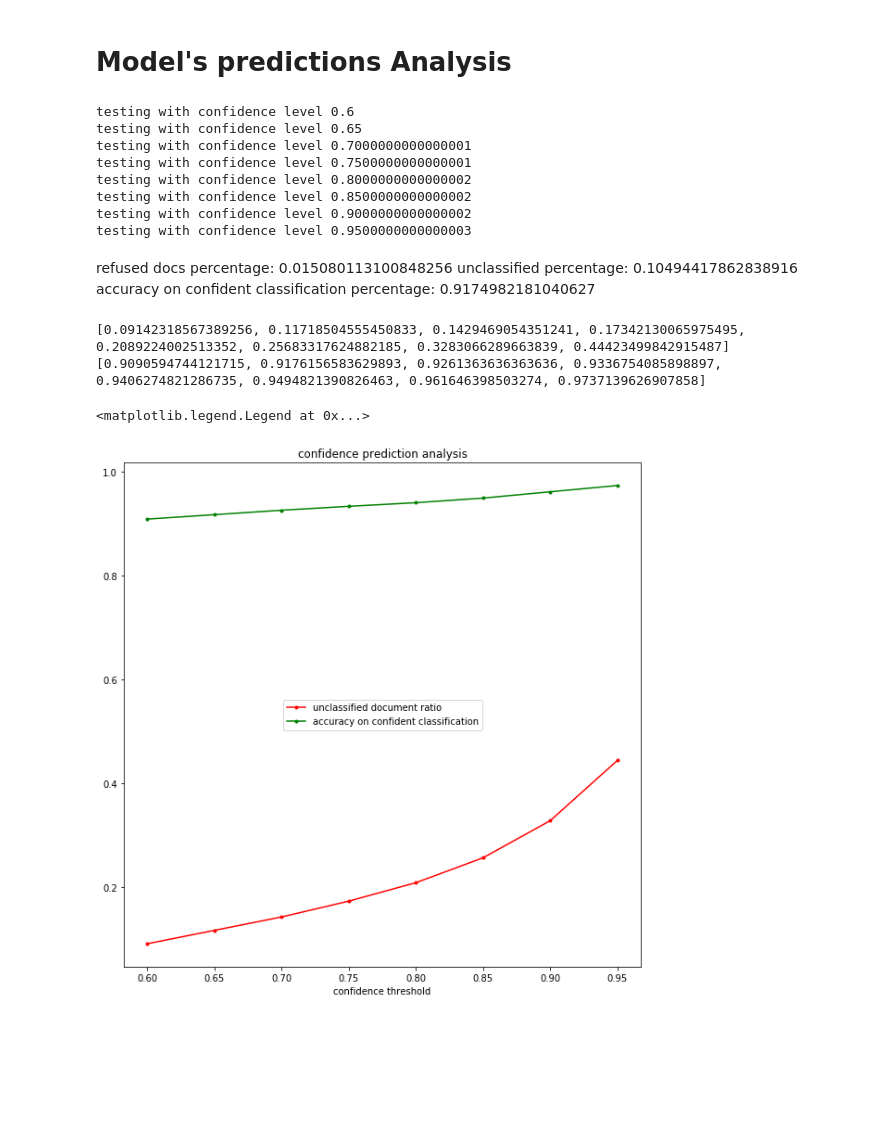
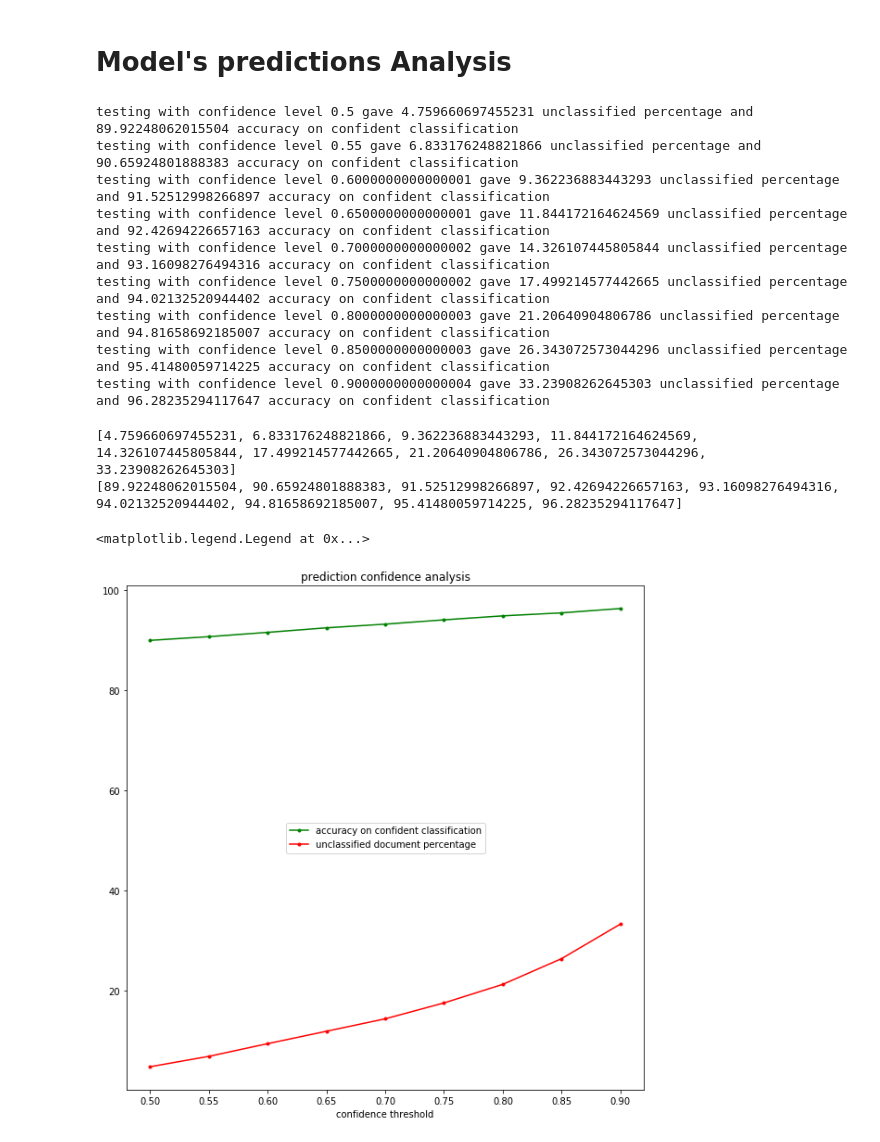
Before and after one commit to sofieneJ/classification_CES_project_sources, a Jupyter notebook: consumer_complaints_classification_with_fasttext.ipynb, the cells around one changed output. Drawn from its saved outputs; the diff is of its cells as text; code cells hidden in the pictures; blank space fills up the shorter version.

```diff
--- a/consumer_complaints_classification_with_fasttext.ipynb
+++ b/consumer_complaints_classification_with_fasttext.ipynb
@@ -334,7 +332,7 @@ test_data_df = pd.read_csv(train_test_data_dir+'test_data_set.csv')
 
 
 
-confidence_threshold_span = np.arange(0.6, 1.0, 0.05)
+confidence_threshold_span = np.arange(0.5, 0.95, 0.05)
 std_dev_threshold = 0.3
 
 unclassified_perc = []
@@ -344,7 +342,7 @@ for confidence_threshold in confidence_threshold_span:
   nb_correct_calssification = 0
   nb_unclassified = 0
   nb_refused_documents = 0
-  print (f'testing with confidence level {confidence_threshold}')
+
   for index , row in test_data_df.iterrows():
     preprocessed_doc = simple_preprocess_func (row['Consumer complaint narrative'])
     if preprocessed_doc != REFUSED_DOC_TAG:
@@ -367,8 +365,12 @@ for confidence_threshold in confidence_threshold_span:
         nb_unclassified +=1
     else:
       nb_refused_documents +=1
-  unclassified_perc.append((nb_refused_documents+nb_unclassified)/test_data_df.shape[0])
-  true_confident_classification_perc.append(nb_correct_calssification/(test_data_df.shape[0]-nb_unclassified-nb_refused_documents))
+
+  unclassified_per = ((nb_refused_documents+nb_unclassified)/test_data_df.shape[0])*100
+  correct_confident_classification_per = nb_correct_calssification/(test_data_df.shape[0]-nb_unclassified-nb_refused_documents)*100
+  print (f'testing with confidence level {confidence_threshold} gave {unclassified_per} unclassified percentage and {correct_confident_classification_per} accuracy on confident classification')
+  unclassified_perc.append(unclassified_per)
+  true_confident_classification_perc.append(correct_confident_classification_per)
 
 
 
@@ -376,36 +378,33 @@ for confidence_threshold in confidence_threshold_span:
 # print (f'unclassified percentage: {nb_unclassified/(test_data_df.shape[0] - nb_refused_documents)}')
 # print (f'accuracy on confident classification percentage: {nb_correct_calssification/(test_data_df.shape[0]-nb_unclassified-nb_refused_documents)}')
 # %% [output]
-testing with confidence level 0.6
-testing with confidence level 0.65
-testing with confidence level 0.7000000000000001
-testing with confidence level 0.7500000000000001
-testing with confidence level 0.8000000000000002
-testing with confidence level 0.8500000000000002
-testing with confidence level 0.9000000000000002
-testing with confidence level 0.9500000000000003
+testing with confidence level 0.5 gave 4.759660697455231 unclassified percentage and 89.92248062015504 accuracy on confident classification
+testing with confidence level 0.55 gave 6.833176248821866 unclassified percentage and 90.65924801888383 accuracy on confident classification
+testing with confidence level 0.6000000000000001 gave 9.362236883443293 unclassified percentage and 91.52512998266897 accuracy on confident classification
+testing with confidence level 0.6500000000000001 gave 11.844172164624569 unclassified percentage and 92.42694226657163 accuracy on confident classification
+testing with confidence level 0.7000000000000002 gave 14.326107445805844 unclassified percentage and 93.16098276494316 accuracy on confident classification
+testing with confidence level 0.7500000000000002 gave 17.499214577442665 unclassified percentage and 94.02132520944402 accuracy on confident classification
+testing with confidence level 0.8000000000000003 gave 21.20640904806786 unclassified percentage and 94.81658692185007 accuracy on confident classification
+testing with confidence level 0.8500000000000003 gave 26.343072573044296 unclassified percentage and 95.41480059714225 accuracy on confident classification
+testing with confidence level 0.9000000000000004 gave 33.23908262645303 unclassified percentage and 96.28235294117647 accuracy on confident classification
-# %% [markdown]
-refused docs percentage: 0.015080113100848256
-unclassified percentage: 0.10494417862838916
-accuracy on confident classification percentage: 0.9174982181040627
 # %%
 import matplotlib.pyplot as plt
 %matplotlib inline
 
 print (unclassified_perc)
 print (true_confident_classification_perc)
 
 plt.figure(figsize=(10,10))
 
-plt.plot(confidence_threshold_span, unclassified_perc, '.-',label = 'unclassified document ratio', color='red')
 plt.plot(confidence_threshold_span, true_confident_classification_perc,  '.-', label = 'accuracy on confident classification', color='green')
+plt.plot(confidence_threshold_span, unclassified_perc, '.-',label = 'unclassified document percentage', color='red')
 # Add titles
-plt.title("confidence prediction analysis")
+plt.title("prediction confidence analysis")
 plt.xlabel("confidence threshold")
 # Add legend
 plt.legend(loc='center')
 # %% [output]
-[0.09142318567389256, 0.11718504555450833, 0.1429469054351241, 0.17342130065975495, 0.2089224002513352, 0.25683317624882185, 0.3283066289663839, 0.44423499842915487]
-[0.9090594744121715, 0.9176156583629893, 0.9261363636363636, 0.9336754085898897, 0.9406274821286735, 0.9494821390826463, 0.961646398503274, 0.9737139626907858]
+[4.759660697455231, 6.833176248821866, 9.362236883443293, 11.844172164624569, 14.326107445805844, 17.499214577442665, 21.20640904806786, 26.343072573044296, 33.23908262645303]
+[89.92248062015504, 90.65924801888383, 91.52512998266897, 92.42694226657163, 93.16098276494316, 94.02132520944402, 94.81658692185007, 95.41480059714225, 96.28235294117647]
 <matplotlib.legend.Legend at 0x...>
-[figure, old version]
+[figure, new version]
```
Also changed, not shown: parts of 6 cells of this notebook.
